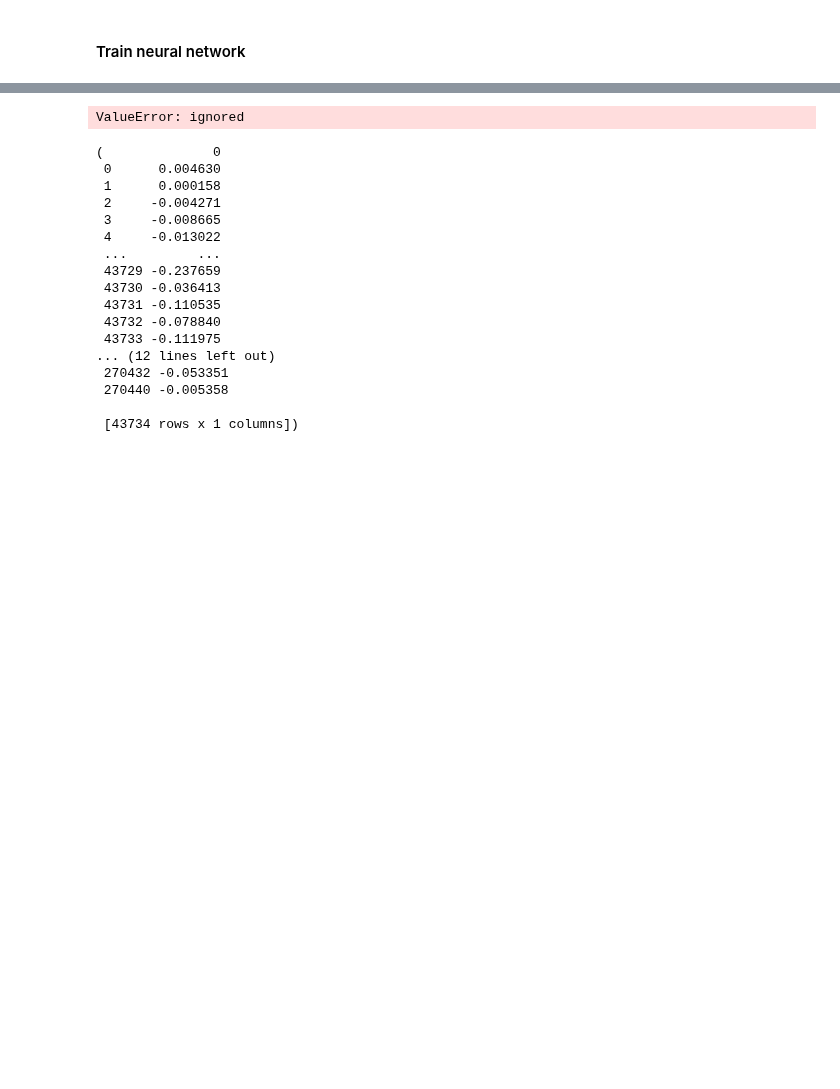
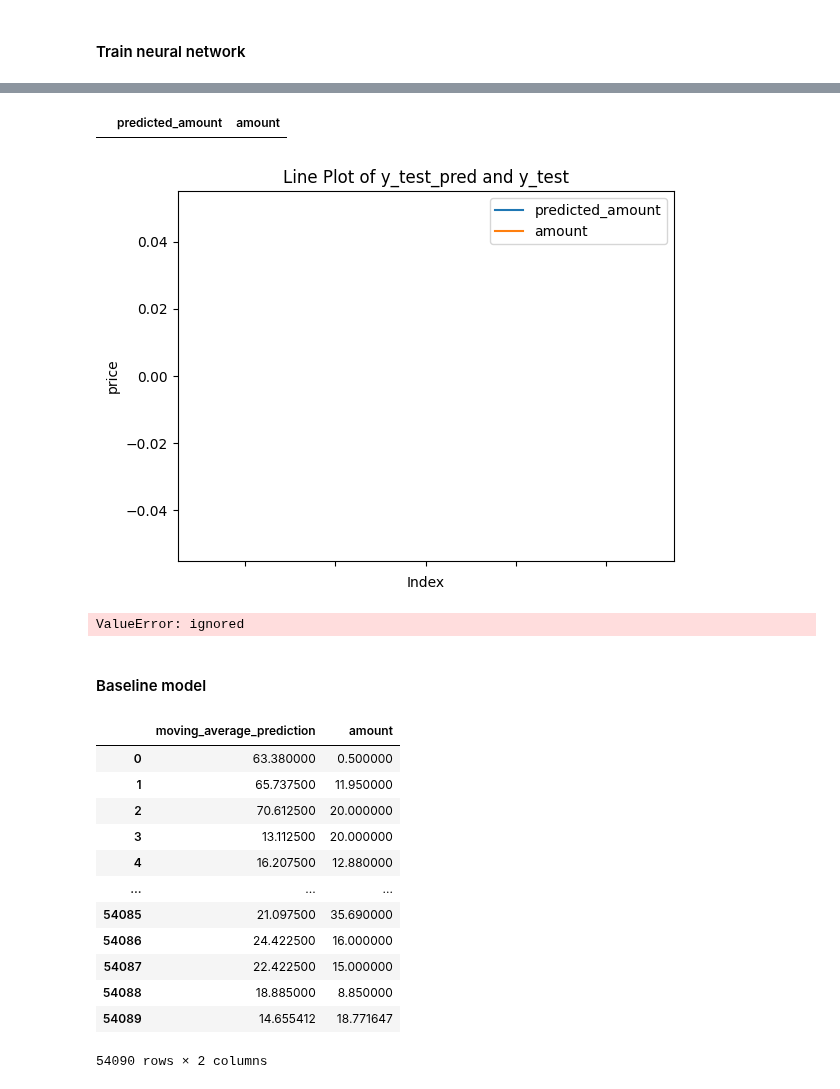
Before and after one commit to slavyolov/Algorithms, a Jupyter notebook: NFT_SU.ipynb, the cells around one changed output, grey strips where cells are left out. Saved outputs shown, nothing was run; the diff lists cells and outputs as text; code cells hidden in the pictures; blank space fills up the shorter version.

```diff
--- a/NFT_SU.ipynb
+++ b/NFT_SU.ipynb
@@ -613,7 +564,7 @@ r = model.fit(
     X_train, y_train,
     validation_data=(X_valid, y_valid),
     batch_size=2048,
-    epochs=10,
+    epochs=50,
 )
 
 score = model.evaluate(X_test, y_test)
@@ -654,6 +584,33 @@ array([[ 0.00462994],
-# %%
-pd.DataFrame([y_test_pred, y_test])
-
-y_test=pd.DataFrame(y_test)
-# %% [output]
-ValueError: ignored
+# %%
+y_test_pred = pd.DataFrame(y_test_pred)
+y_test_pred.columns = ['predicted_amount']
+result_df = pd.merge(y_test_pred, y_test, left_index=True, right_index=True)
+result_df
+# %% [output]
+|  | predicted_amount | amount |
+# %%
+import pandas as pd
+import matplotlib.pyplot as plt
+
+# Plot the data using a line plot
+result_df.plot(kind='line')
+
+# Add labels and title to the plot
+plt.xlabel('Index')
+plt.ylabel('price')
+plt.title('Line Plot of y_test_pred and y_test')
+
+# Display the plot
+plt.show()
+# %% [output]
+[figure, added]
+# %%
+from sklearn.metrics import mean_absolute_error
+
+# Assuming you have the y_test_pred and y_test variables
+mae = mean_absolute_error(result_df["predicted_amount"], result_df["amount"])
+
+# Print the MAE
+print("Mean Absolute Error (MAE):", mae)
+# %% [output]
+ValueError: ignored
@@ -659,0 +619,2 @@ ValueError: ignored
+# %% [markdown]
+#### Baseline model
@@ -660,20 +640,17 @@ ValueError: ignored
 # %%
-, y_test
+
+baseline_prediction
 # %% [output]
+|  | moving_average_prediction | amount |
+| 0 | 63.380000 | 0.500000 |
+| 1 | 65.737500 | 11.950000 |
+| 2 | 70.612500 | 20.000000 |
+| 3 | 13.112500 | 20.000000 |
+| 4 | 16.207500 | 12.880000 |
+| ... | ... | ... |
+| 54085 | 21.097500 | 35.690000 |
+| 54086 | 24.422500 | 16.000000 |
+| 54087 | 22.422500 | 15.000000 |
+| 54088 | 18.885000 | 8.850000 |
+| 54089 | 14.655412 | 18.771647 |
-(              0
- 0      0.004630
- 1      0.000158
- 2     -0.004271
- 3     -0.008665
- 4     -0.013022
- ...         ...
- 43729 -0.237659
- 43730 -0.036413
- 43731 -0.110535
- 43732 -0.078840
- 43733 -0.111975
-... (12 lines left out)
- 270432 -0.053351
- 270440 -0.005358
-
- [43734 rows x 1 columns])
+54090 rows × 2 columns
```
Also changed, not shown: parts of 31 cells of this notebook.
